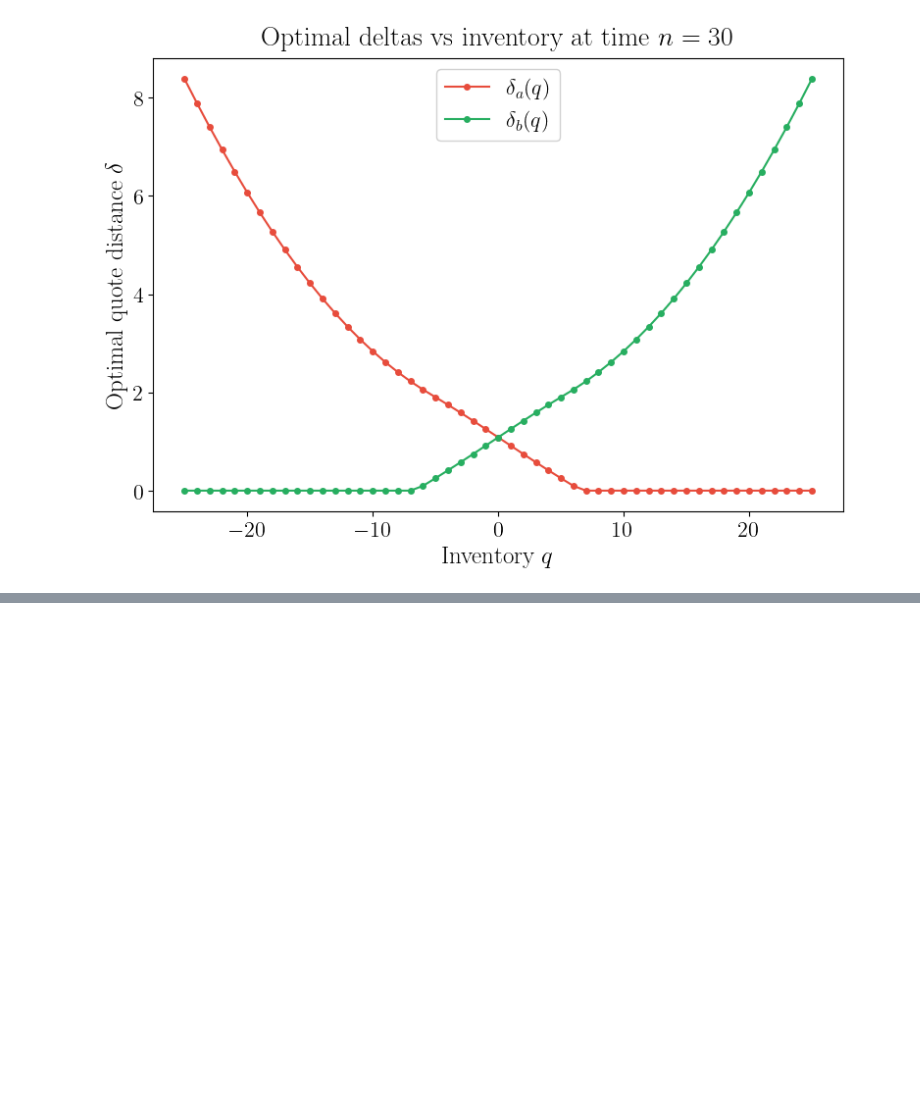
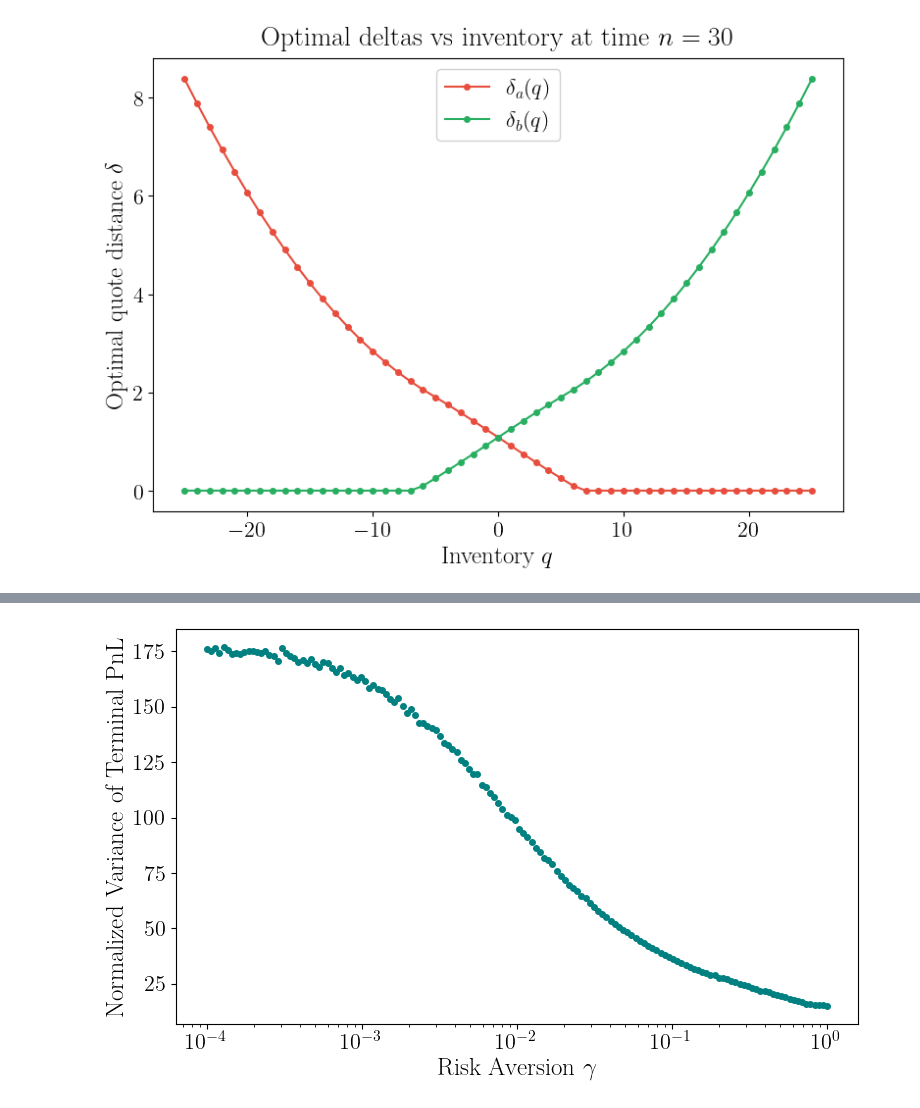
Before and after one commit to Marshhall/Market_Making, a Jupyter notebook: discrete_time.ipynb, the cells around one changed output, grey strips where cells are left out. Saved outputs shown, nothing was run; the diff lists cells and outputs as text; code cells hidden in the pictures; blank space fills up the shorter version.

```diff
--- a/discrete_time.ipynb
+++ b/discrete_time.ipynb
@@ -395,0 +531,15 @@ plt.show()
+# %%
+benchmark = T * (sigma**2)
+var_pnl_norm = var_pnl
+
+plt.figure(figsize=(8,5))
+plt.plot(gammas, var_pnl_norm, marker="o", markersize=4, color="teal", linestyle='')
+plt.xlabel(r"Risk Aversion $\gamma$")
+plt.ylabel(r"Normalized Variance of Terminal PnL")
+# plt.title(r"PnL variance vs risk aversion $\gamma$")
+plt.xscale("log")
+plt.tight_layout()
+# plt.savefig("Plots/pnl_variance_vs_gamma.png", dpi=300)
+plt.show()
+# %% [output]
+[figure, added]
```
Also changed, not shown: parts of 14 cells of this notebook, 9 other files.
